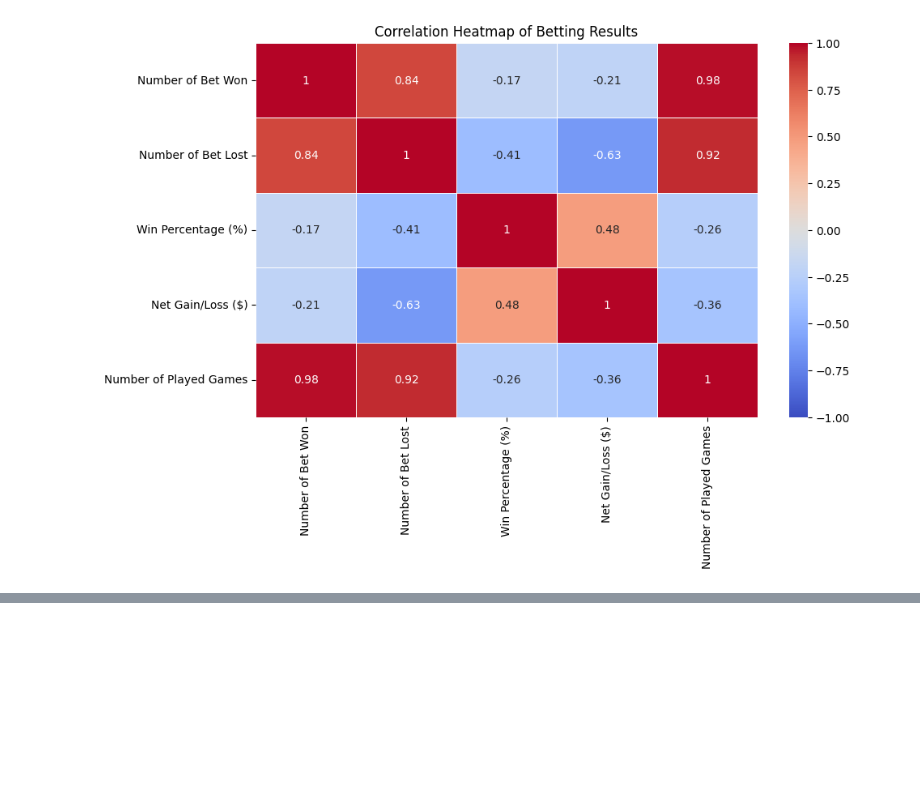
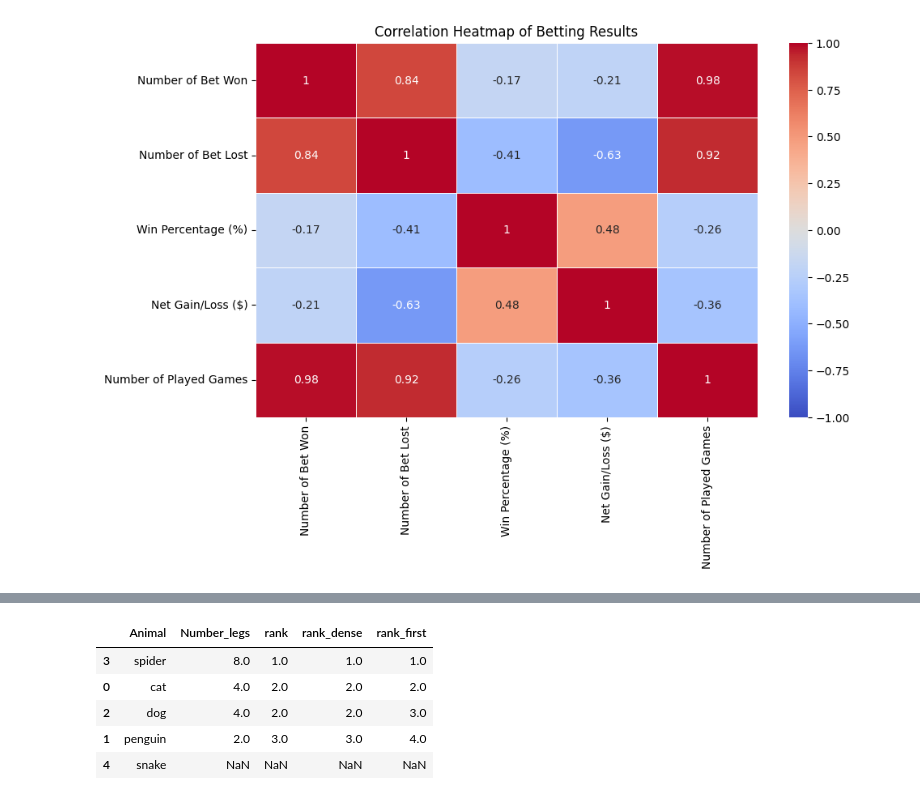
Before and after one commit to zediogocastro/smart-tennis-bet, a Jupyter notebook: simple_analytics.ipynb, the cells around one changed output, grey strips where cells are left out. Saved outputs shown, nothing was run; the diff lists cells and outputs as text; code cells hidden in the pictures; blank space fills up the shorter version.

```diff
--- a/simple_analytics.ipynb
+++ b/simple_analytics.ipynb
@@ -321,0 +329,5 @@ plt.show()
+# %%
+df = pd.DataFrame(data={'Animal': ['cat', 'penguin', 'dog',
+                                   'spider', 'snake'],
+                        'Number_legs': [4, 2, 4, 8, np.nan]})
+df
@@ -321,0 +341,11 @@ plt.show()
+# %%
+df["rank_dense"] = df["Number_legs"].rank(method='dense', ascending=False)
+df["rank_first"] = df["Number_legs"].rank(method='first', ascending=False)
+df.sort_values("rank_dense")
+# %% [output]
+|  | Animal | Number_legs | rank | rank_dense | rank_first |
+| 3 | spider | 8.0 | 1.0 | 1.0 | 1.0 |
+| 0 | cat | 4.0 | 2.0 | 2.0 | 2.0 |
+| 2 | dog | 4.0 | 2.0 | 2.0 | 3.0 |
+| 1 | penguin | 2.0 | 3.0 | 3.0 | 4.0 |
+| 4 | snake | NaN | NaN | NaN | NaN |
```
Also changed, not shown: parts of 5 cells of this notebook, 3 other files.
